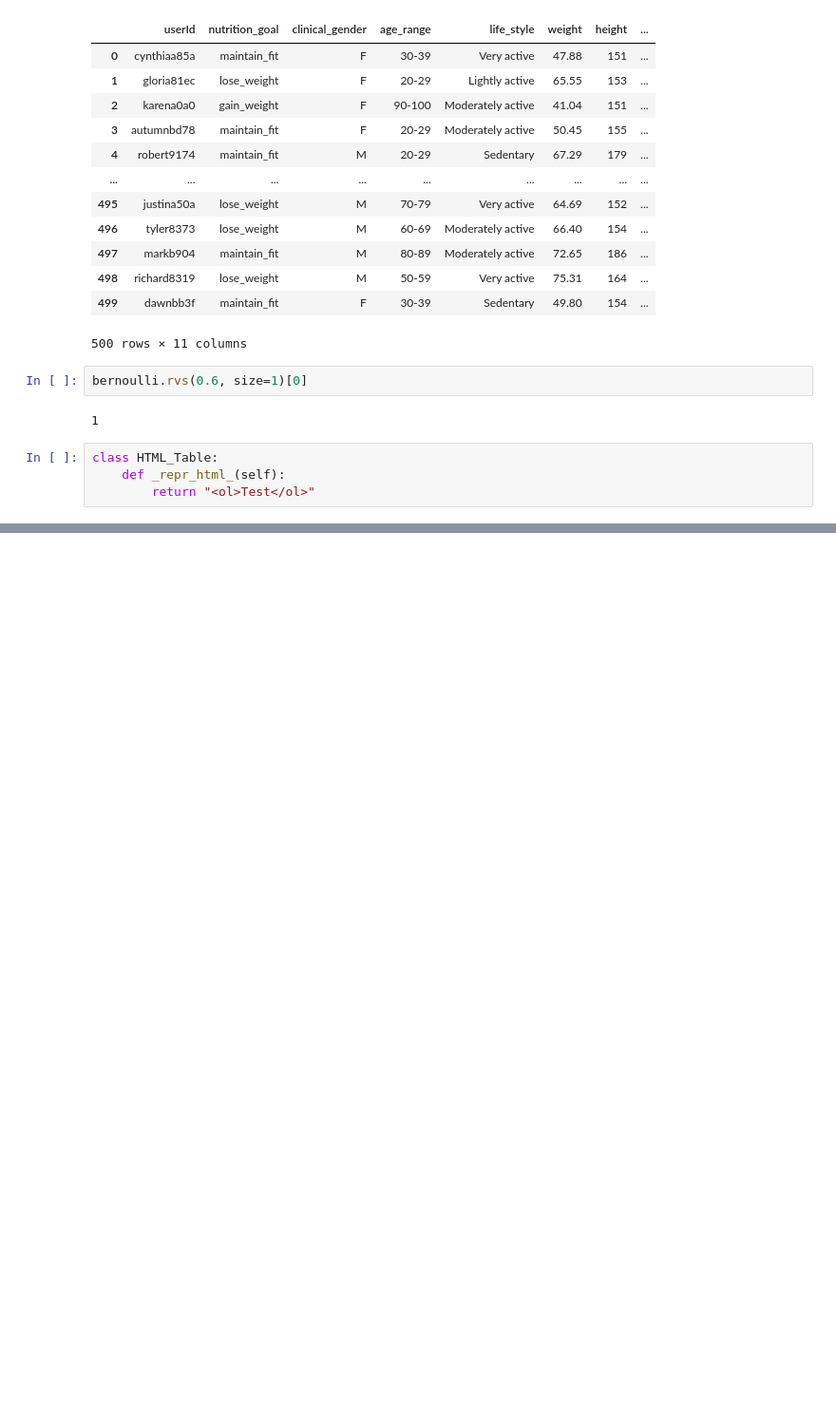
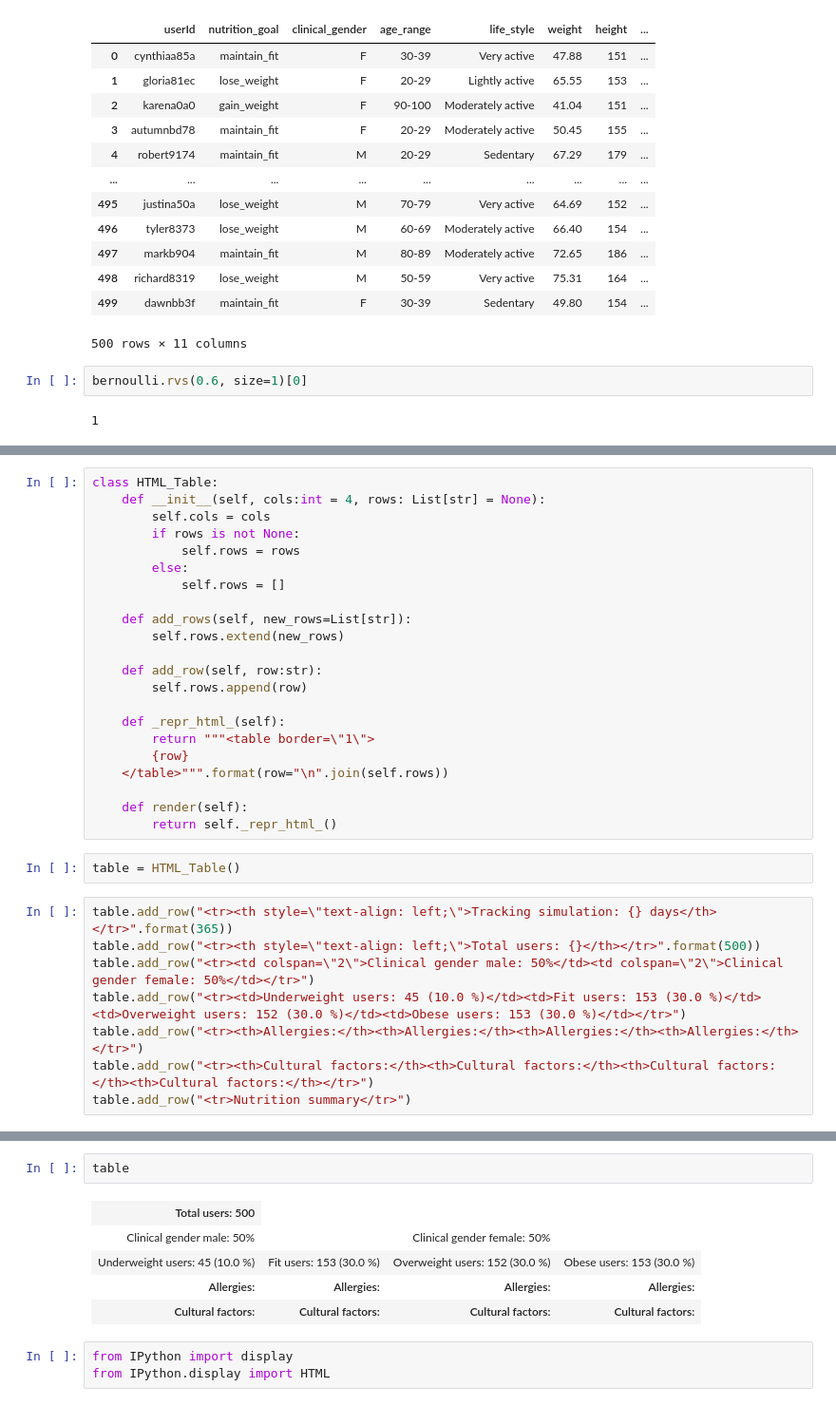
Before and after one commit to aislab-hevs/synthetic_data_nutrition_generation, a Jupyter notebook: src/generator_notebook.ipynb, the cells around one changed output, grey strips where cells are left out. Shown: that part at 95% size. Saved outputs shown, nothing was run; the diff lists cells and outputs as text; blank space fills up the shorter version.

Commit message:
Feat Add table

```diff
--- a/src/generator_notebook.ipynb
+++ b/src/generator_notebook.ipynb
@@ -872,7 +872,3 @@ df_user_join
 bernoulli.rvs(0.6, size=1)[0]
 # %% [output]
 1
-# %%
-class HTML_Table:
-    def _repr_html_(self):
-        return "<ol>Test</ol>"
@@ -882,0 +875,32 @@ HTML_Table()
+# %%
+class HTML_Table:
+    def __init__(self, cols:int = 4, rows: List[str] = None):
+        self.cols = cols
+        if rows is not None:
+            self.rows = rows
+        else:
+            self.rows = []
+
+    def add_rows(self, new_rows=List[str]):
+        self.rows.extend(new_rows)
+
+    def add_row(self, row:str):
+        self.rows.append(row)
+
+    def _repr_html_(self):
+        return """<table border=\"1\">
+        {row}
+    </table>""".format(row="\n".join(self.rows))
+
+    def render(self):
+        return self._repr_html_()
+# %%
+table = HTML_Table()
+# %%
+table.add_row("<tr><th style=\"text-align: left;\">Tracking simulation: {} days</th></tr>".format(365))
+table.add_row("<tr><th style=\"text-align: left;\">Total users: {}</th></tr>".format(500))
+table.add_row("<tr><td colspan=\"2\">Clinical gender male: 50%</td><td colspan=\"2\">Clinical gender female: 50%</td></tr>")
+table.add_row("<tr><td>Underweight users: 45 (10.0 %)</td><td>Fit users: 153 (30.0 %)</td><td>Overweight users: 152 (30.0 %)</td><td>Obese users: 153 (30.0 %)</td></tr>")
+table.add_row("<tr><th>Allergies:</th><th>Allergies:</th><th>Allergies:</th><th>Allergies:</th></tr>")
+table.add_row("<tr><th>Cultural factors:</th><th>Cultural factors:</th><th>Cultural factors:</th><th>Cultural factors:</th></tr>")
+table.add_row("<tr>Nutrition summary</tr>")
@@ -882,0 +917,11 @@ HTML_Table()
+# %%
+table
+# %% [output]
+| Total users: 500 |
+| Clinical gender male: 50% |  | Clinical gender female: 50% |  |
+| Underweight users: 45 (10.0 %) | Fit users: 153 (30.0 %) | Overweight users: 152 (30.0 %) | Obese users: 153 (30.0 %) |
+| Allergies: | Allergies: | Allergies: | Allergies: |
+| Cultural factors: | Cultural factors: | Cultural factors: | Cultural factors: |
+# %%
+from IPython import display
+from IPython.display import HTML
```
Also changed, not shown: parts of 4 cells of this notebook.
